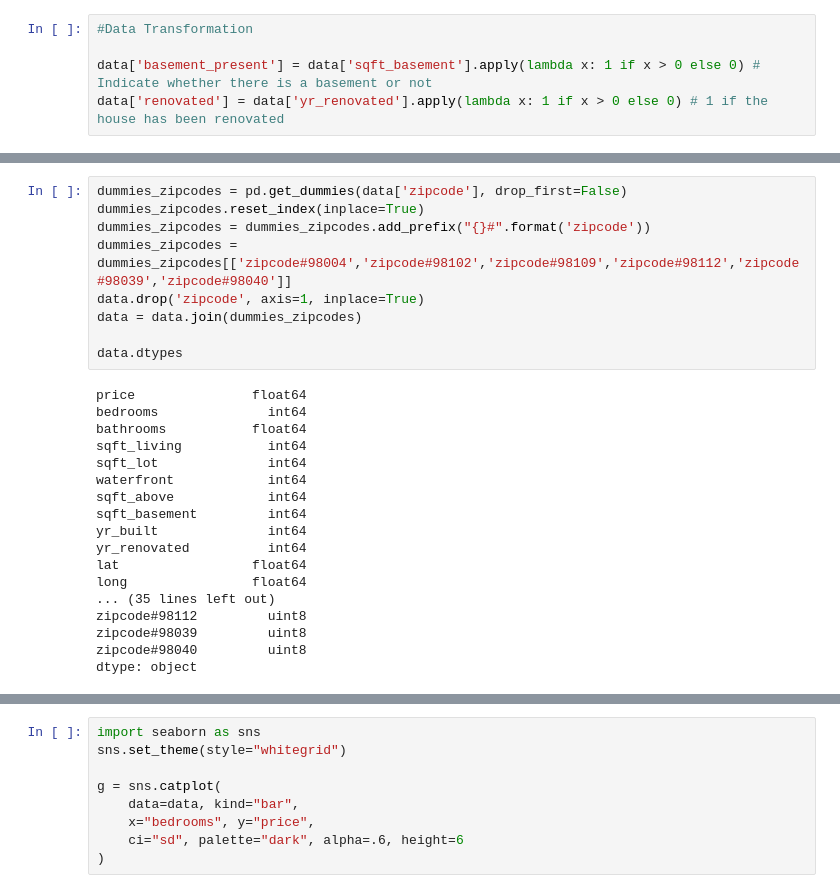
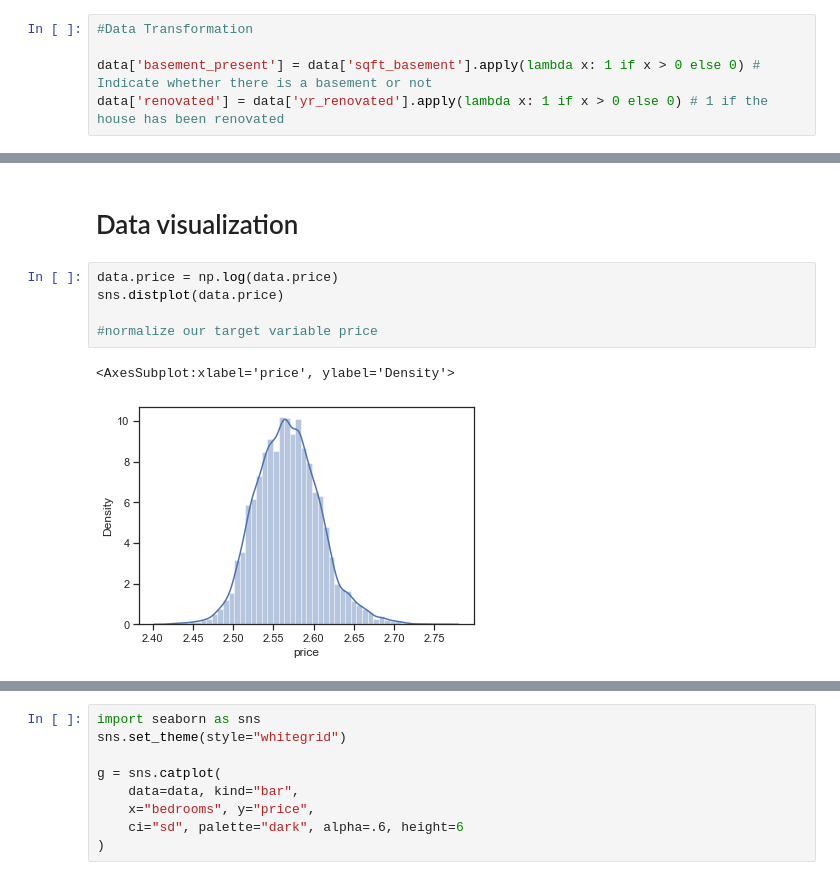
Before and after one commit to hanoo86/Gomycode-course-, a Jupyter notebook: Regression models checkpoint.ipynb, the cells around one changed output, grey strips where cells are left out. Drawn from its saved outputs; the diff is of its cells as text.

```diff
--- a/Regression models checkpoint.ipynb
+++ b/Regression models checkpoint.ipynb
@@ -150,27 +142,10 @@ for cc in categorial_cols:
-# %%
-dummies_zipcodes = pd.get_dummies(data['zipcode'], drop_first=False)
-dummies_zipcodes.reset_index(inplace=True)
-dummies_zipcodes = dummies_zipcodes.add_prefix("{}#".format('zipcode'))
-dummies_zipcodes = dummies_zipcodes[['zipcode#98004','zipcode#98102','zipcode#98109','zipcode#98112','zipcode#98039','zipcode#98040']]
-data.drop('zipcode', axis=1, inplace=True)
-data = data.join(dummies_zipcodes)
-
-data.dtypes
-# %% [output]
-price               float64
-bedrooms              int64
-bathrooms           float64
-sqft_living           int64
-sqft_lot              int64
-waterfront            int64
-sqft_above            int64
-sqft_basement         int64
-yr_built              int64
-yr_renovated          int64
-lat                 float64
-long                float64
-... (35 lines left out)
-zipcode#98112         uint8
-zipcode#98039         uint8
-zipcode#98040         uint8
-dtype: object
+# %% [markdown]
+# Data visualization
+# %%
+data.price = np.log(data.price)
+sns.distplot(data.price)
+
+#normalize our target variable price
+# %% [output]
+<AxesSubplot:xlabel='price', ylabel='Density'>
+[figure, added]
```
Also changed, not shown: parts of 14 cells of this notebook.
